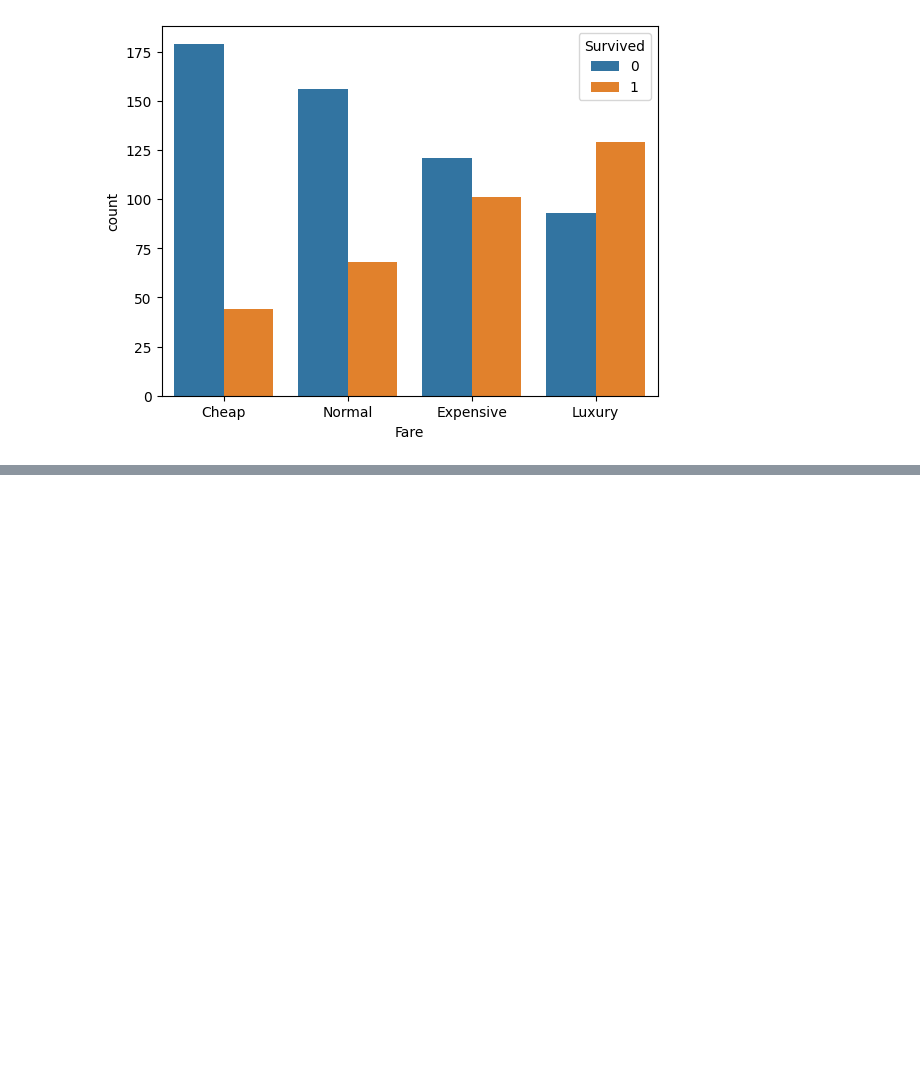
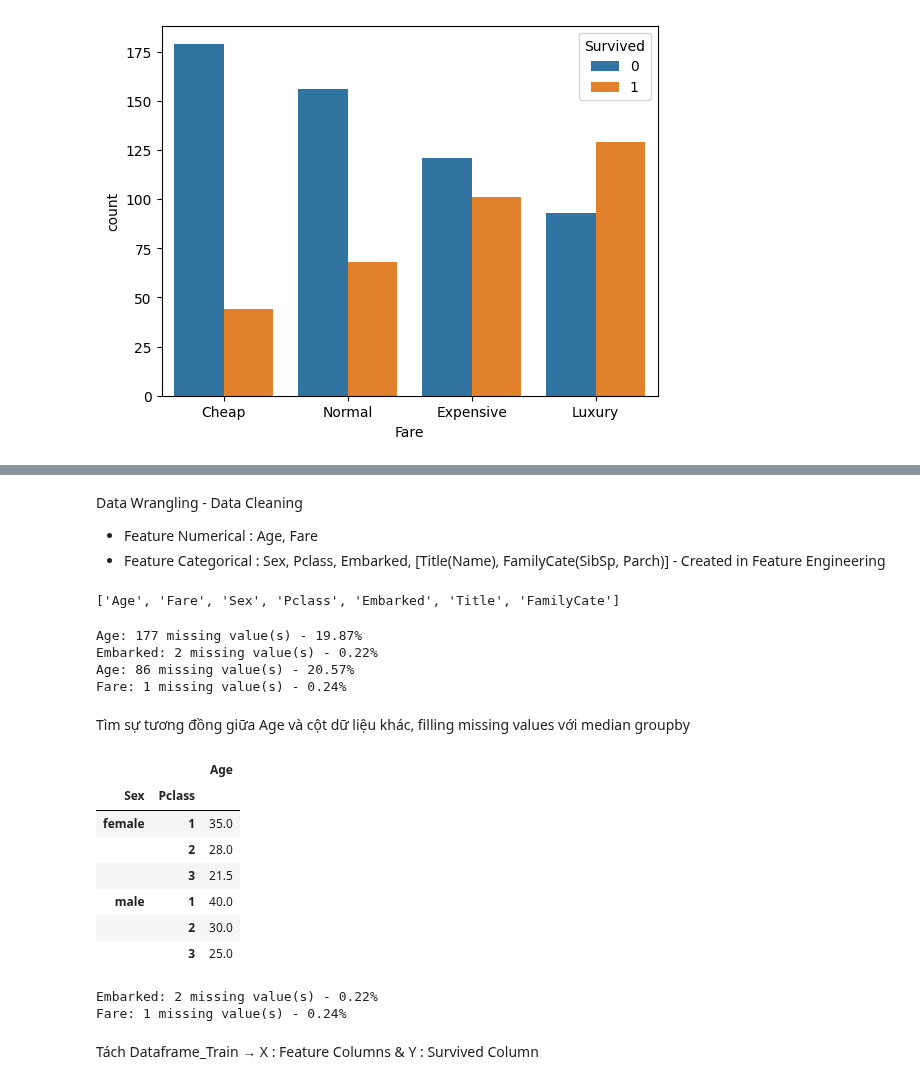
Before and after one commit to Anlh-ogr/Titanic_ML_From_Disaster, a Jupyter notebook: Survival_Prediction.ipynb, the cells around one changed output, grey strips where cells are left out. Drawn from its saved outputs; the diff is of its cells as text; code cells hidden in the pictures; blank space fills up the shorter version.

```diff
--- a/Survival_Prediction.ipynb
+++ b/Survival_Prediction.ipynb
@@ -129,0 +211,39 @@ sns.countplot(x=pd.qcut(df_train["Fare"], q=4, labels=categories_fare), hue="Sur
+# %% [markdown]
+Data Wrangling - Data Cleaning
+- Feature Numerical : Age, Fare
+- Feature Categorical : Sex, Pclass, Embarked, [Title(Name), FamilyCate(SibSp, Parch)] - Created in Feature Engineering
+# %%
+numerical_features = ["Age", "Fare"]
+categorical_features = ["Sex", "Pclass", "Embarked", "Title", "FamilyCate"]
+columns_features = numerical_features + categorical_features
+print(columns_features)
+# %% [output]
+['Age', 'Fare', 'Sex', 'Pclass', 'Embarked', 'Title', 'FamilyCate']
+# %%
+def check_missing(df, columns_features):
+    for column in columns_features:
+        count_missing = df[column].isnull().sum()
+        if count_missing > 0:
+            print(f"{column}: {count_missing} missing value(s) - {count_missing/len(df)*100:.2f}%")
+
+check_missing(df_train, columns_features)
+check_missing(df_test, columns_features)
+# %% [output]
+Age: 177 missing value(s) - 19.87%
+Embarked: 2 missing value(s) - 0.22%
+Age: 86 missing value(s) - 20.57%
+Fare: 1 missing value(s) - 0.24%
+# %% [markdown]
+Tìm sự tương đồng giữa Age và cột dữ liệu khác, filling missing values  với median groupby
+# %%
+age_by_sex_Pclass = df_train.groupby(["Sex", "Pclass"])["Age"].median().to_frame()
+age_by_sex_Pclass
+# %% [output]
+|  |  | Age |
+| Sex | Pclass |  |
+| female | 1 | 35.0 |
+|  | 2 | 28.0 |
+|  | 3 | 21.5 |
+| male | 1 | 40.0 |
+|  | 2 | 30.0 |
+|  | 3 | 25.0 |
@@ -129,0 +253,8 @@ sns.countplot(x=pd.qcut(df_train["Fare"], q=4, labels=categories_fare), hue="Sur
+# %%
+check_missing(df_train, columns_features)
+check_missing(df_test, columns_features)
+# %% [output]
+Embarked: 2 missing value(s) - 0.22%
+Fare: 1 missing value(s) - 0.24%
+# %% [markdown]
+Tách Dataframe_Train → X : Feature Columns & Y : Survived Column
```
Also changed, not shown: parts of 16 cells of this notebook.
